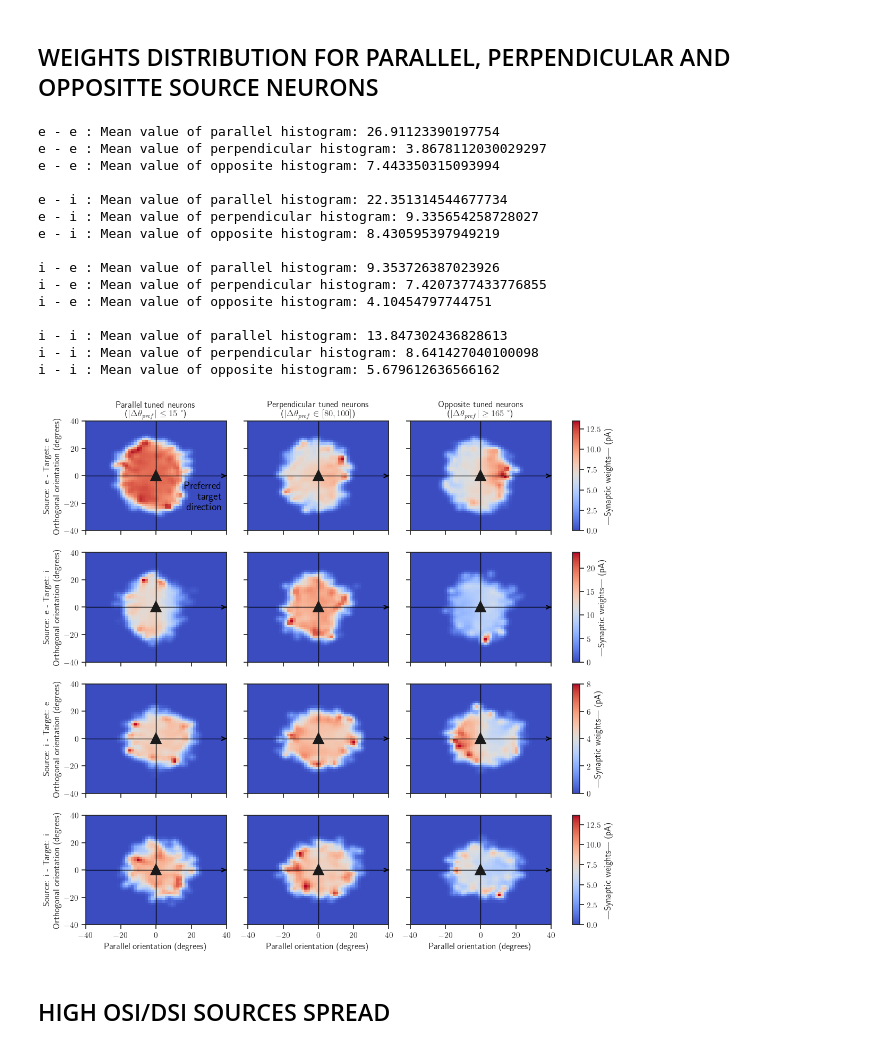
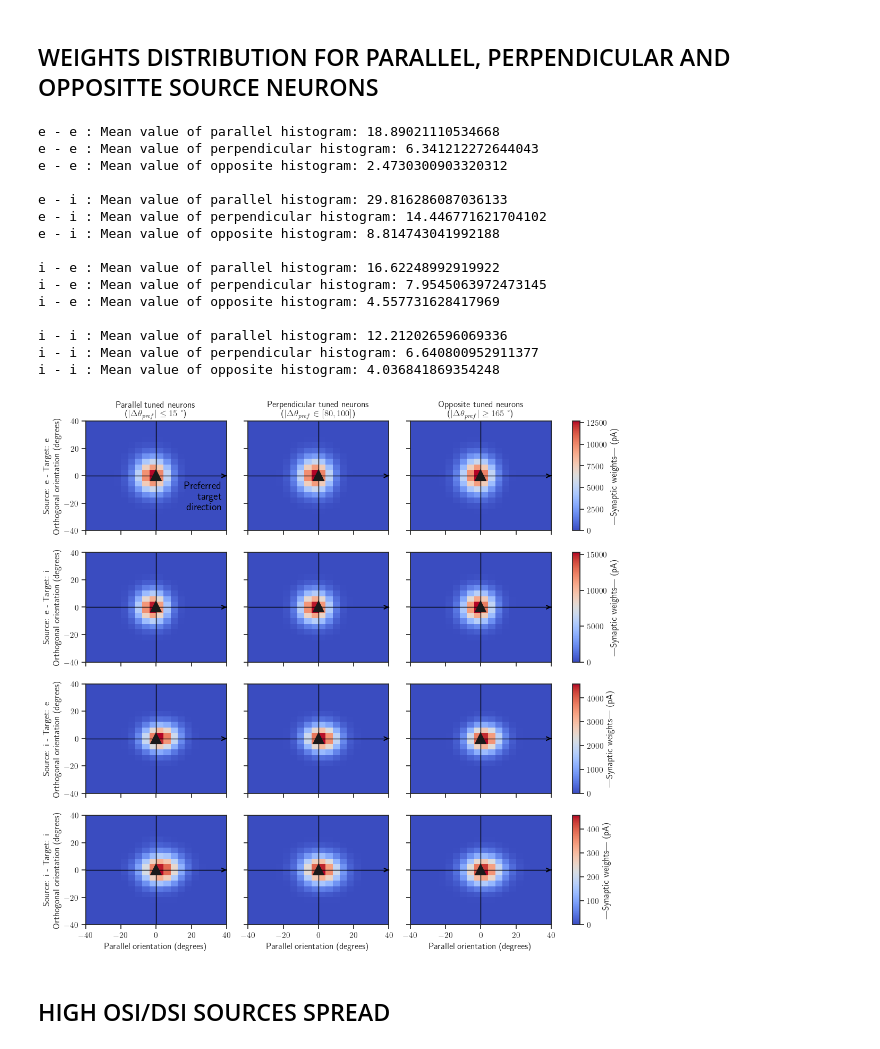
Before and after one commit to JavierGalvan9/V1_GLIF_model, a Jupyter notebook: osi_dsi_analysis.ipynb, the cells around one changed output. Drawn from its saved outputs; the diff is of its cells as text; code cells hidden in the pictures.

```diff
--- a/osi_dsi_analysis.ipynb
+++ b/osi_dsi_analysis.ipynb
@@ -388,8 +404,7 @@ gs = gridspec.GridSpec(len(source_cell_types) * len(target_cell_types), 4, width
 plot_index = 0
 for row, source_cell_type in enumerate(source_cell_types):
     # Select source and target IDs
-    # source_tf_ids = df.index[(df['ei'] == source_cell_type) & (df['region'] == 'core') & (df['OSI'] > 0.2)].astype(np.int32).values
-    source_tf_ids = df.index[(df['ei'] == source_cell_type) & (df['region'] == 'core')].astype(np.int32).values
+    source_tf_ids = df.index[(df['ei'] == source_cell_type) & (df['region'] == 'core') & (df['OSI'] > 0.2)].astype(np.int32).values
     for col, target_cell_type in enumerate(target_cell_types):
         target_tf_ids = df.index[(df['ei'] == target_cell_type) & (df['region'] == 'core')].astype(np.int32).values
         # Create sets for fast lookup
@@ -426,25 +441,20 @@ for row, source_cell_type in enumerate(source_cell_types):
         parallel_tuning_mask = tuning_angle_diff < 15
         parallel_diff_x = diff_x_rot[parallel_tuning_mask]
         parallel_diff_z = diff_z_rot[parallel_tuning_mask]
-        parallel_final_value_masked = final_value_masked[parallel_tuning_mask]
-        # parallel_final_value_masked = initial_value_masked[parallel_tuning_mask]
-
+        parallel_final_value_masked = initial_value_masked[parallel_tuning_mask]
         # Orthogonal
         orthogonal_tuning_mask = np.logical_and(tuning_angle_diff > 80, tuning_angle_diff < 100)
         orthogonal_diff_x = diff_x_rot[orthogonal_tuning_mask]
         orthogonal_diff_z = diff_z_rot[orthogonal_tuning_mask]
-        orthogonal_final_value_masked = final_value_masked[orthogonal_tuning_mask]
-        # orthogonal_final_value_masked = initial_value_masked[orthogonal_tuning_mask]
+        orthogonal_final_value_masked = initial_value_masked[orthogonal_tuning_mask]
         # Opposite
         opposite_tuning_mask = tuning_angle_diff > 165
         opposite_diff_x = diff_x_rot[opposite_tuning_mask]
         opposite_diff_z = diff_z_rot[opposite_tuning_mask]
-        opposite_final_value_masked = final_value_masked[opposite_tuning_mask]
-        # opposite_final_value_masked = initial_value_masked[opposite_tuning_mask]
+        opposite_final_value_masked = initial_value_masked[opposite_tuning_mask]
 
-        bins = 50
+        bins = 20
         area_dimensions = [[-40, 40], [-40, 40]]
-        # area_dimensions = [[-10, 10], [-10, 10]]
         # Parallel
         H_parallel, xedges_parallel, yedges_parallel = np.histogram2d(parallel_diff_x, parallel_diff_z, bins=bins, range=area_dimensions, weights=parallel_final_value_masked)
         count_parallel, _, _ = np.histogram2d(parallel_diff_x, parallel_diff_z, range=area_dimensions, bins=bins)
@@ -508,47 +518,47 @@ for row, source_cell_type in enumerate(source_cell_types):
         ax_opposite.plot(0, 0, 'k^', markersize=12, markeredgewidth=3, label='Target neuron')
 
         if row == 0 and col == 0:
             ax_parallel.set_title(f'Parallel tuned neurons\n' + r'($|\Delta \theta_{pref}| \leq 15$ °)')
-            ax_perpendicular.set_title(f'Perpendicular tuned neurons\n' + r'($|\Delta \theta_{pref} \in [75, 105]$)')
+            ax_perpendicular.set_title(f'Perpendicular tuned neurons\n' + r'($|\Delta \theta_{pref} \in [80, 100]$)')
             ax_opposite.set_title(f'Opposite tuned neurons\n' + r'($|\Delta \theta_{pref}| \geq 165$ °)')
             # Position for the centered text at the right end of the x-axis
             x_right = ax_parallel.get_xlim()[1] - 0.03 * (ax_parallel.get_xlim()[1] - ax_parallel.get_xlim()[0])  # Move left by 10% of x-axis range
             y_position = -0.05 * (ax_parallel.get_ylim()[1] - ax_parallel.get_ylim()[0])
             ax_parallel.text(x_right, y_position,
                     'Preferred \n target\n direction', color='black', ha='right', va='top', fontsize=14, weight='bold')
 
         plt.setp(ax_perpendicular.get_yticklabels(), visible=False)
         plt.setp(ax_opposite.get_yticklabels(), visible=False)
         plot_index += 1
 
 for i in range(plot_index-1):
     plt.setp(plt.subplot(gs[i, 0]).get_xticklabels(), visible=False)
     plt.setp(plt.subplot(gs[i, 1]).get_xticklabels(), visible=False)
     plt.setp(plt.subplot(gs[i, 2]).get_xticklabels(), visible=False)
 
 plt.subplot(gs[plot_index-1, 0]).set_xlabel('Parallel orientation (degrees)')
 plt.subplot(gs[plot_index-1, 1]).set_xlabel('Parallel orientation (degrees)')
 plt.subplot(gs[plot_index-1, 2]).set_xlabel('Parallel orientation (degrees)')
 
 # fig.suptitle(f'Source Area: {source_area}, Target Area: {target_area}', fontsize=18)
 plt.show()
 # %% [output]
-e - e : Mean value of parallel histogram: 26.91123390197754
-e - e : Mean value of perpendicular histogram: 3.8678112030029297
-e - e : Mean value of opposite histogram: 7.443350315093994
+e - e : Mean value of parallel histogram: 18.89021110534668
+e - e : Mean value of perpendicular histogram: 6.341212272644043
+e - e : Mean value of opposite histogram: 2.4730300903320312
 
-e - i : Mean value of parallel histogram: 22.351314544677734
-e - i : Mean value of perpendicular histogram: 9.335654258728027
-e - i : Mean value of opposite histogram: 8.430595397949219
+e - i : Mean value of parallel histogram: 29.816286087036133
+e - i : Mean value of perpendicular histogram: 14.446771621704102
+e - i : Mean value of opposite histogram: 8.814743041992188
 
-i - e : Mean value of parallel histogram: 9.353726387023926
-i - e : Mean value of perpendicular histogram: 7.4207377433776855
-i - e : Mean value of opposite histogram: 4.10454797744751
+i - e : Mean value of parallel histogram: 16.62248992919922
+i - e : Mean value of perpendicular histogram: 7.9545063972473145
+i - e : Mean value of opposite histogram: 4.557731628417969
 
-i - i : Mean value of parallel histogram: 13.847302436828613
-i - i : Mean value of perpendicular histogram: 8.641427040100098
-i - i : Mean value of opposite histogram: 5.679612636566162
+i - i : Mean value of parallel histogram: 12.212026596069336
+i - i : Mean value of perpendicular histogram: 6.640800952911377
+i - i : Mean value of opposite histogram: 4.036841869354248
-[figure, old version]
+[figure, new version]
 # %% [markdown]
 ## HIGH OSI/DSI SOURCES SPREAD
 # %%
```
Also changed, not shown: parts of 8 cells of this notebook, 2 other files.
